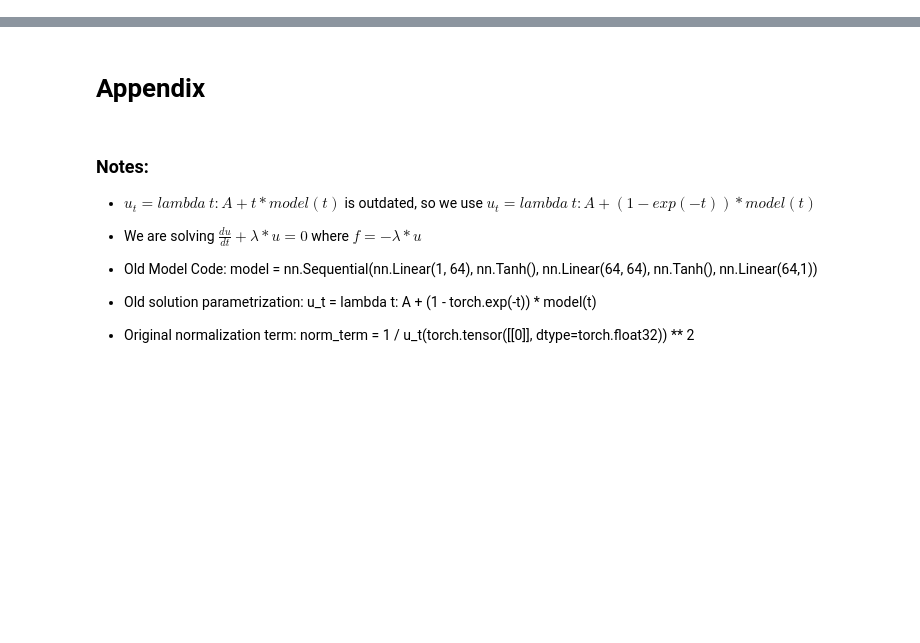
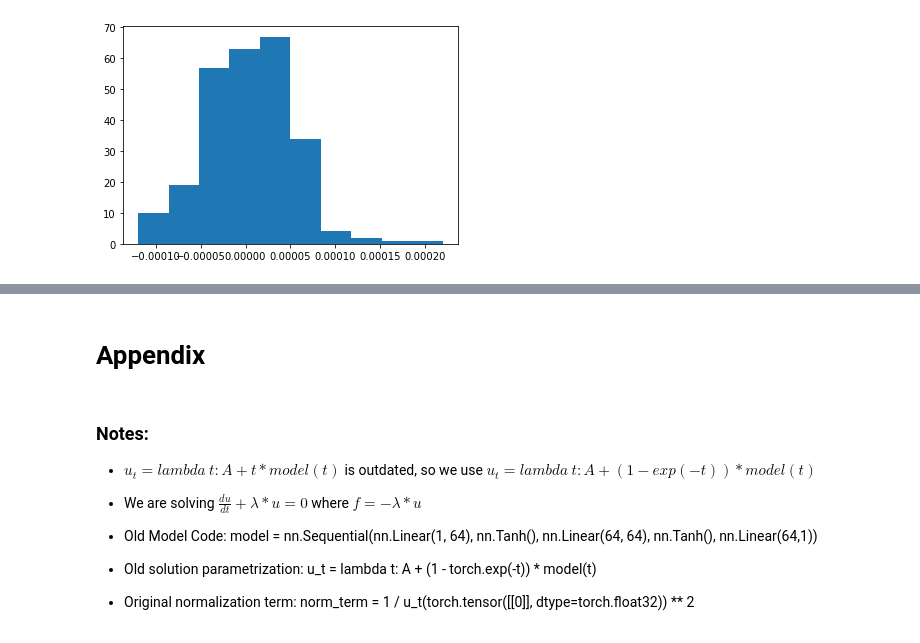
Before and after one commit to Hari-Raval/Harvard-Thesis, a Jupyter notebook: src/solve_two_linear_ode/transfer_learning_differential_equation_solve_V3.ipynb, the cells around one changed output, grey strips where cells are left out. Cells and saved outputs as stored; diff of their text form; code cells hidden in the pictures; blank space fills up the shorter version.

```diff
--- a/src/solve_two_linear_ode/transfer_learning_differential_equation_solve_V3.ipynb
+++ b/src/solve_two_linear_ode/transfer_learning_differential_equation_solve_V3.ipynb
@@ -359,0 +273,52 @@ Model Training Complete in 44.038 seconds
+# %%
+rng = np.random.default_rng()
+t_eval = torch.arange(0, 2, 0.001, requires_grad=True)
+t_eval = t_eval[rng.integers(low=0, high=2000, size=500)]
+t_eval = t_eval.reshape(-1, 1)
+
+# forward pass to extract H
+output, H = trained_model_w1(t_eval)
+
+H = torch.cat((torch.ones(len(t_eval), 1), H), 1)
+
+dH_dt = torch.autograd.functional.jacobian(trained_model_w1 ,t_eval, create_graph=True)[1].sum(axis=2)
+dH_dt = torch.cat((torch.zeros(len(t_eval), 1, 1), dH_dt), 1)
+# %%
+bias = list(trained_model_w1.parameters())[-1].unsqueeze(dim=-1).T
+w_r = list(trained_model_w1.parameters())[-2].detach().T
+w_r_new = torch.cat((bias, w_r), 0).T
+# %%
+# compute dH_dt times dH_dt transpose and sum across time
+dH_dt_times_dH_dt_T = (torch.matmul(dH_dt, dH_dt.mT).sum(axis=0)) / len(t_eval)
+first_term = torch.matmul(w_r_new, dH_dt_times_dH_dt_T)
+
+# compute dH_dt times H transpose and sum across time
+new_H = torch.unsqueeze(H, dim=-1)
+dH_dt_times_H_T = (torch.matmul(dH_dt, new_H.mT).sum(axis=0)) / len(t_eval)
+second_term = torch.matmul(A.T, w_r_new)
+second_term = torch.matmul(second_term, dH_dt_times_H_T)
+
+# compute H times dH_dt transpose and sum across time
+H_times_dH_dt_T = (torch.matmul(new_H, dH_dt.mT).sum(axis=0)) / len(t_eval)
+third_term = torch.matmul(A, w_r_new)
+third_term = torch.matmul(third_term, H_times_dH_dt_T)
+
+# compute H times H transpose and sum across time
+H_times_H_T = (torch.matmul(new_H, new_H.mT).sum(axis=0)) / len(t_eval)
+fourth_term = torch.matmul(A.T, A)
+fourth_term = torch.matmul(fourth_term, w_r_new)
+fourth_term = torch.matmul(fourth_term, H_times_H_T)
+
+# compute H_0 times H_0 transpose
+output_0, H_0 = trained_model_w1(torch.tensor([[0.]], dtype=torch.float32, requires_grad=True))
+H_0 = torch.cat((torch.ones(1, 1), H_0), 1)
+H_0_T_times_H_0 = torch.matmul(H_0.T, H_0)
+fifth_term = torch.matmul(w_r_new, H_0_T_times_H_0)
+
+RHS = torch.matmul(v, H_0) - fifth_term
+LHS = first_term + second_term + third_term + fourth_term
+
+loss_vals_to_plot = (LHS - RHS).detach().numpy().reshape(-1, 1)
+plt.hist(loss_vals_to_plot);
+# %% [output]
+[figure, added]
```
Also changed, not shown: parts of 24 cells of this notebook.
